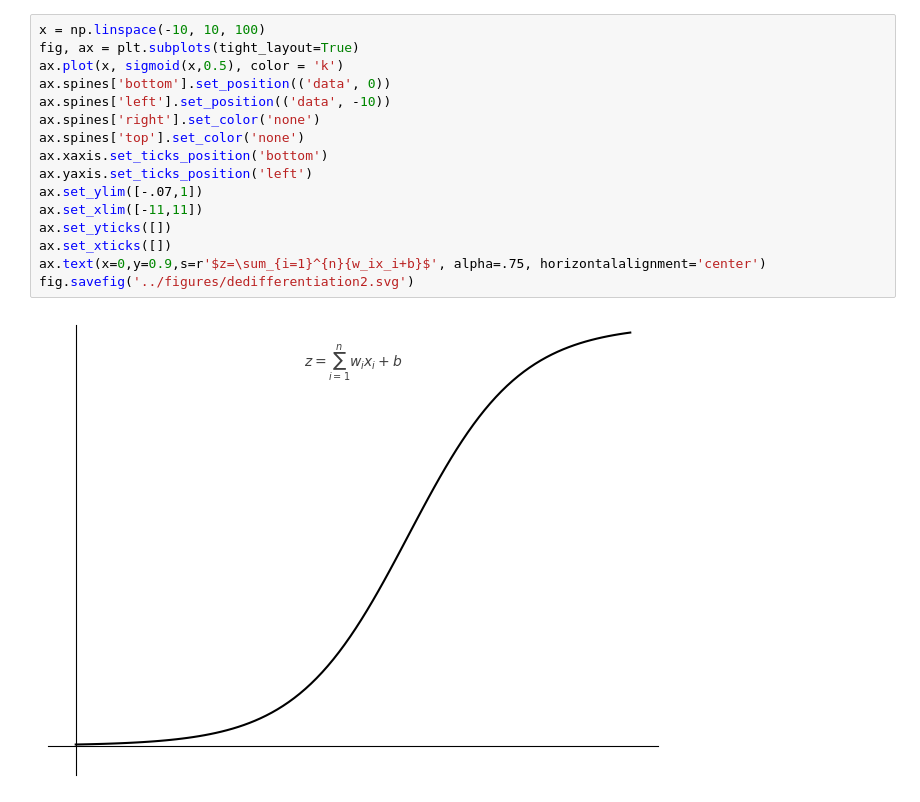
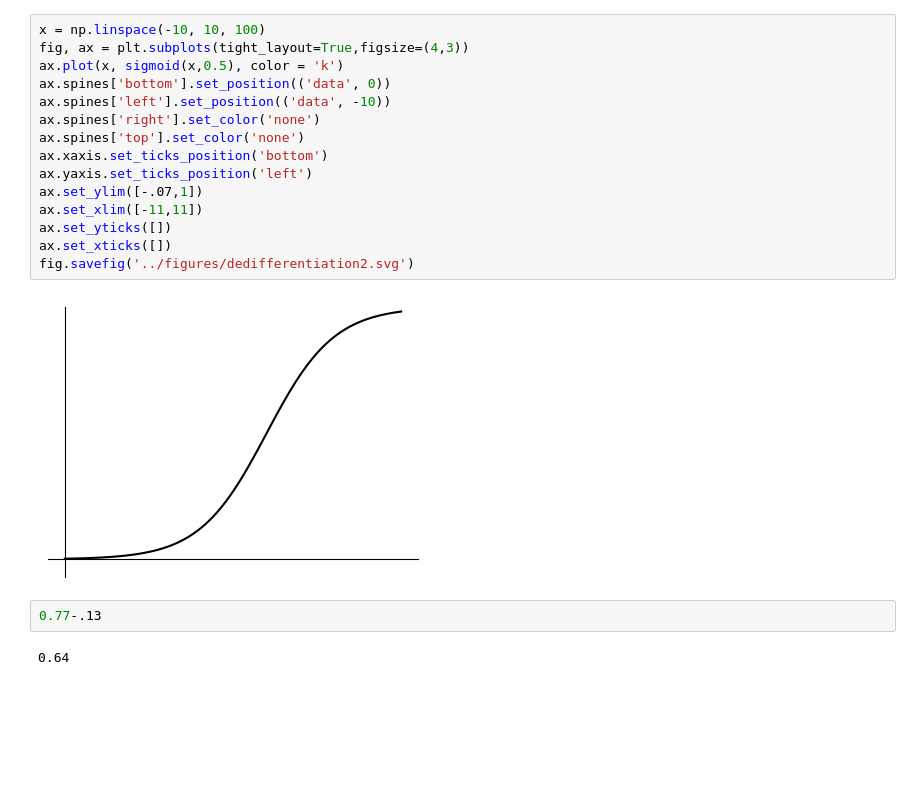
Before and after one commit to christiangoelz/dissertation, a Jupyter notebook: figure_codes/figure1_1.ipynb, the cells around one changed output. Saved outputs shown, nothing was run; the diff lists cells and outputs as text; blank space fills up the shorter version.

```diff
--- a/figure_codes/figure1_1.ipynb
+++ b/figure_codes/figure1_1.ipynb
@@ -50,18 +52,21 @@ fig.savefig('../figures/dedifferentiation1.svg')
 # %%
 x = np.linspace(-10, 10, 100)
-fig, ax = plt.subplots(tight_layout=True)
+fig, ax = plt.subplots(tight_layout=True,figsize=(4,3))
 ax.plot(x, sigmoid(x,0.5), color = 'k')
 ax.spines['bottom'].set_position(('data', 0))
 ax.spines['left'].set_position(('data', -10))
 ax.spines['right'].set_color('none')
 ax.spines['top'].set_color('none')
 ax.xaxis.set_ticks_position('bottom')
 ax.yaxis.set_ticks_position('left')
 ax.set_ylim([-.07,1])
 ax.set_xlim([-11,11])
 ax.set_yticks([])
 ax.set_xticks([])
-ax.text(x=0,y=0.9,s=r'$z=\sum_{i=1}^{n}{w_ix_i+b}$', alpha=.75, horizontalalignment='center')
 fig.savefig('../figures/dedifferentiation2.svg')
 # %% [output]
-[figure, old version]
+[figure, new version]
+# %%
+0.77-.13
+# %% [output]
+0.64
```
Also changed, not shown: parts of 1 cell of this notebook, 5 other files.
